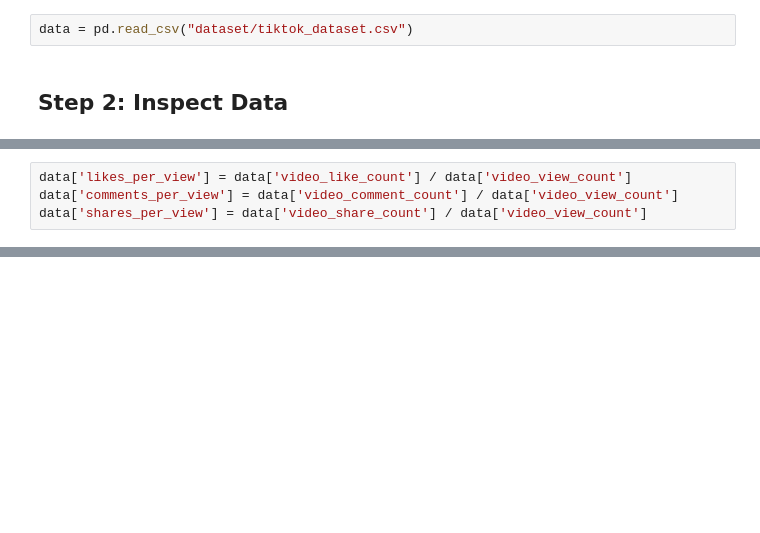
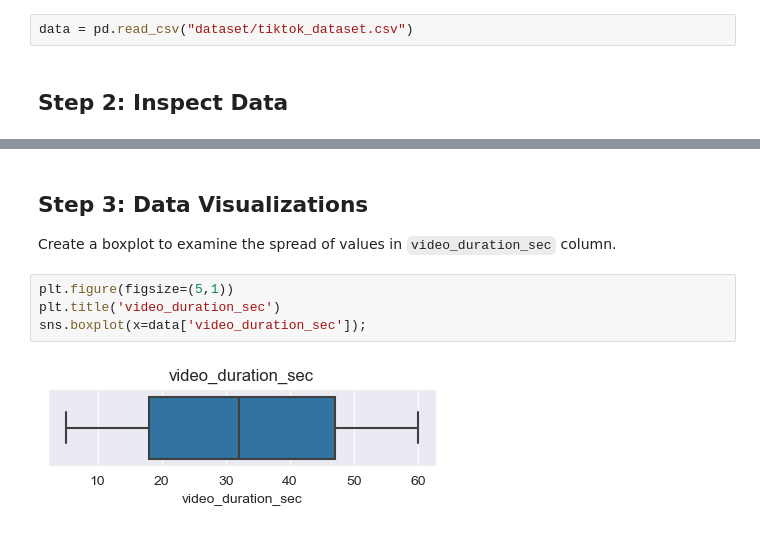
Before and after one commit to Artuk009/Case-Studies, a Jupyter notebook: GoogleAdvancedDataAnalytics/TikTok/case_study.ipynb, the cells around one changed output, grey strips where cells are left out. Saved outputs shown, nothing was run; the diff lists cells and outputs as text; blank space fills up the shorter version.

```diff
--- a/GoogleAdvancedDataAnalytics/TikTok/case_study.ipynb
+++ b/GoogleAdvancedDataAnalytics/TikTok/case_study.ipynb
@@ -178,4 +48,0 @@ Now, create three new columns to help better understand engagement rates:
-# %%
-data['likes_per_view'] = data['video_like_count'] / data['video_view_count']
-data['comments_per_view'] = data['video_comment_count'] / data['video_view_count']
-data['shares_per_view'] = data['video_share_count'] / data['video_view_count']
@@ -200,0 +78,9 @@ data.groupby(['claim_status', 'author_ban_status']).agg(
+# %% [markdown]
+## Step 3: Data Visualizations
+Create a boxplot to examine the spread of values in `video_duration_sec` column.
+# %%
+plt.figure(figsize=(5,1))
+plt.title('video_duration_sec')
+sns.boxplot(x=data['video_duration_sec']);
+# %% [output]
+[figure, added]
```
Also changed, not shown: parts of 60 cells of this notebook, 2 other files.
